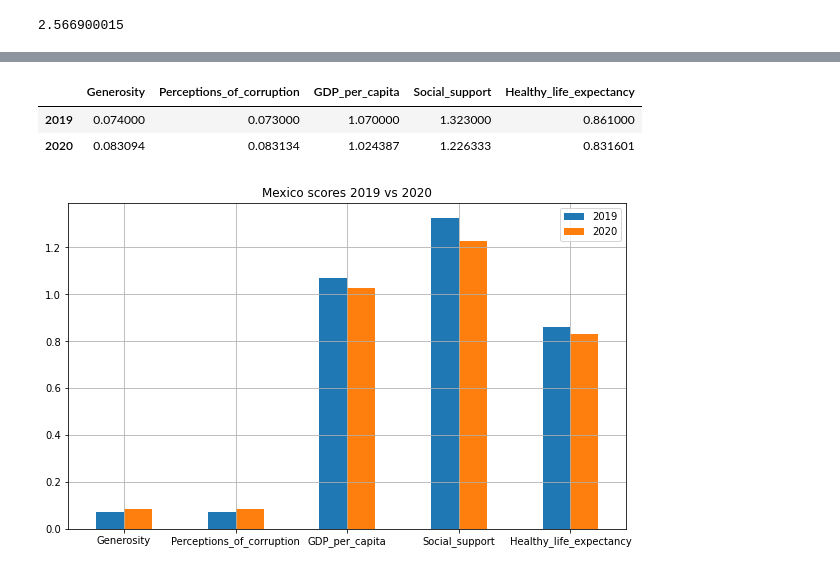
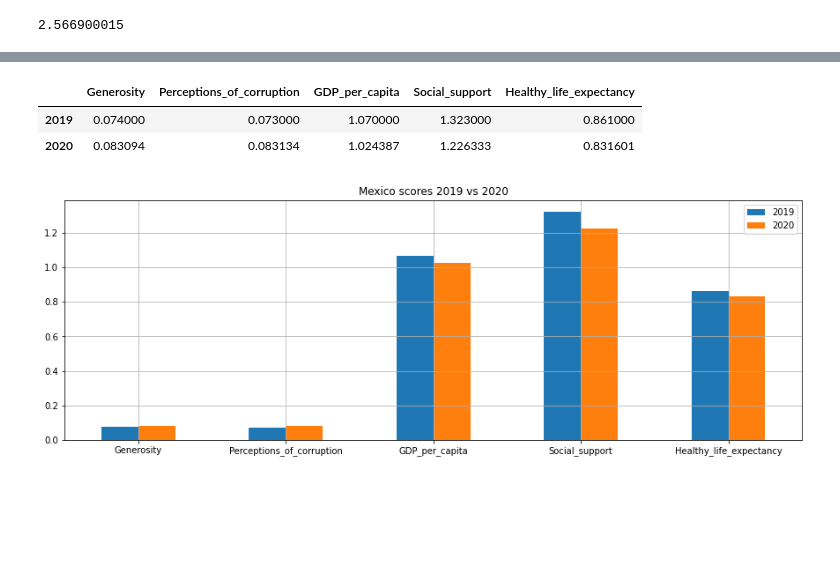
Before and after one commit to paoestefan/Proyect-Gamma, a Jupyter notebook: Happy code.ipynb, the cells around one changed output, grey strips where cells are left out. Saved outputs shown, nothing was run; the diff lists cells and outputs as text; code cells hidden in the pictures; blank space fills up the shorter version.

```diff
--- a/Happy code.ipynb
+++ b/Happy code.ipynb
@@ -397,16 +290,17 @@ Mex20_2 = Mex20.rename(columns={
 # %%
 mex = Mex19_2.T
 mex[20] = Mex20_2.T
 mex.columns = ["2019", "2020"]
 
 display(mex.T)
 
-ax = mex.plot.bar(rot=0, figsize=(10,6))
+ax = mex.plot.bar(rot=0, figsize=(15,5))
 plt.title("Mexico scores 2019 vs 2020")
 plt.grid()
+plt.savefig("Images/Mexico scores 2019 vs 2020.png")
 plt.show()
 # %% [output]
 |  | Generosity | Perceptions_of_corruption | GDP_per_capita | Social_support | Healthy_life_expectancy |
 | 2019 | 0.074000 | 0.073000 | 1.070000 | 1.323000 | 0.861000 |
 | 2020 | 0.083094 | 0.083134 | 1.024387 | 1.226333 | 0.831601 |
-[figure, old version]
+[figure, new version]
```
Also changed, not shown: parts of 66 cells of this notebook, 10 other files.
